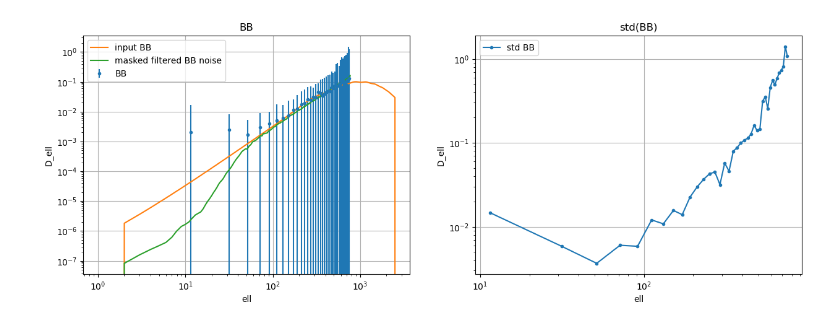
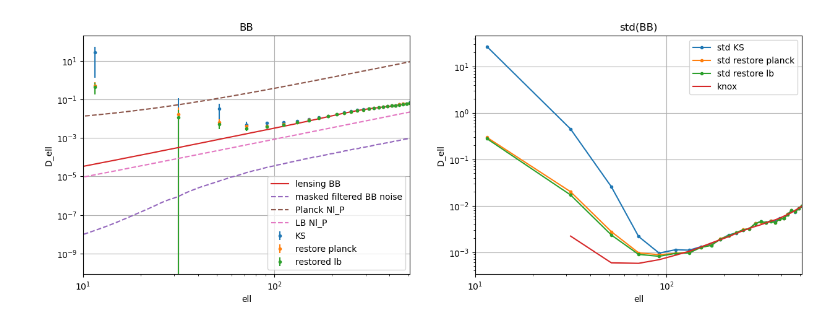
Before and after one commit to catyz/filterbin, a Jupyter notebook: plot.ipynb, the cells around one changed output. Saved outputs shown, nothing was run; the diff lists cells and outputs as text; code cells hidden in the pictures.

```diff
--- a/plot.ipynb
+++ b/plot.ipynb
@@ -99,0 +137,18 @@ cl_std = c2db * np.std(cl, axis=0)
+# %%
+planck_P_noise_props = [50, 20, -1.4]
+Nl_P_planck = mylib.get_Nl(planck_P_noise_props, lmax)
+
+lb_P_noise_props = [2.5, 0, 0]
+Nl_P_lb = mylib.get_Nl(lb_P_noise_props, lmax)
+
+sat_pol_baseline = mylib.get_Nl([3.3, 50, -3], lmax)/bl**2
+# sat_pol_optimal = mylib.get_Nl([np.sqrt(2)*2.1, 25, -3], lmax)/bl**2
+test = mylib.get_Nl([1, 50, -2], lmax)/bl**2
+
+plt.errorbar(ells, c2db*mean_nl[3], yerr=c2db*std_nl[3], fmt='.', label='Nl_bb')
+plt.plot(c2d*test)
+plt.plot(c2d*sat_pol_baseline, label='sat pol baseline')
+
+plt.legend()
+plt.loglog()
+plt.grid()
@@ -100,22 +157,39 @@ cl_std = c2db * np.std(cl, axis=0)
 # %%
+nu_l = (2*np.arange(lmax+1)+1)*fsky*w2**2/w4*bin_size*fl_bb
+knox = (bpw@input_cls[2] + mean_nl[3]) * np.sqrt(2/(bpw@nu_l))
+
 fig, axes = plt.subplots(1, 2, figsize=(15, 5))
 
-axes[0].errorbar(ells, cl_mean[3], yerr=cl_std[3], fmt='.', label='BB')
-axes[0].plot(ell_input, BB, label='input BB')
-axes[0].plot(c2d[:lmax+1]*nl[2], label='masked filtered BB noise')
+axes[0].errorbar(ells, mean_KS[3], yerr=std_KS[3], fmt='.', label='KS')
+# axes[0].errorbar(ells, mean_KS[0], yerr=std_KS[0], fmt='.', label='EE')
+# axes[0].errorbar(ells, c2db*mean_nl[3], yerr=c2db*std_nl[3], fmt='.', label='Nl_bb')
+
+axes[0].errorbar(ells, mean_restore_planck[3], yerr=std_restore_planck[3], fmt='.', label='restore planck')
+axes[0].errorbar(ells, mean_restore_lb[3], yerr=std_restore_lb[3], fmt='.', label='restored lb')
+axes[0].plot(ell_input, BB, label='lensing BB')
+
+axes[0].plot(c2d*pnl[2], label='masked filtered BB noise', linestyle='dashed')
+axes[0].plot(c2d*Nl_P_planck, label='Planck Nl_P', linestyle='dashed')
+axes[0].plot(c2d*Nl_P_lb, label='LB Nl_P', linestyle='dashed')
+
 axes[0].set_title('BB')
 
-axes[1].plot(ells, cl_std[3], marker='.',label='std BB')
-# axes[1].plot(ells, c2db*(bpw@knox), label='knox')
+
+axes[1].plot(ells, std_KS[3], marker='.',label='std KS')
+# axes[1].plot(ells, std_noleakage[3], marker='.',label='std noleakage')
+
+axes[1].plot(ells, std_restore_planck[3], marker='.',label='std restore planck')
+axes[1].plot(ells, std_restore_lb[3], marker='.',label='std restore lb')
+axes[1].plot(ells, c2db*knox, label='knox')
 axes[1].set_title('std(BB)')
 # axes[1].set_ylim([1e-5,1e0])
 
 for ax in axes.flatten():
     ax.legend()
-    # ax.set_xlim([10,600])
+    ax.set_xlim([10,2*nside])
     ax.loglog()
     ax.grid()
     ax.set_xlabel('ell')
     ax.set_ylabel('D_ell')
 # %% [output]
-[figure, old version]
+[figure, new version]
```
Also changed, not shown: parts of 19 cells of this notebook, 27 other files.
